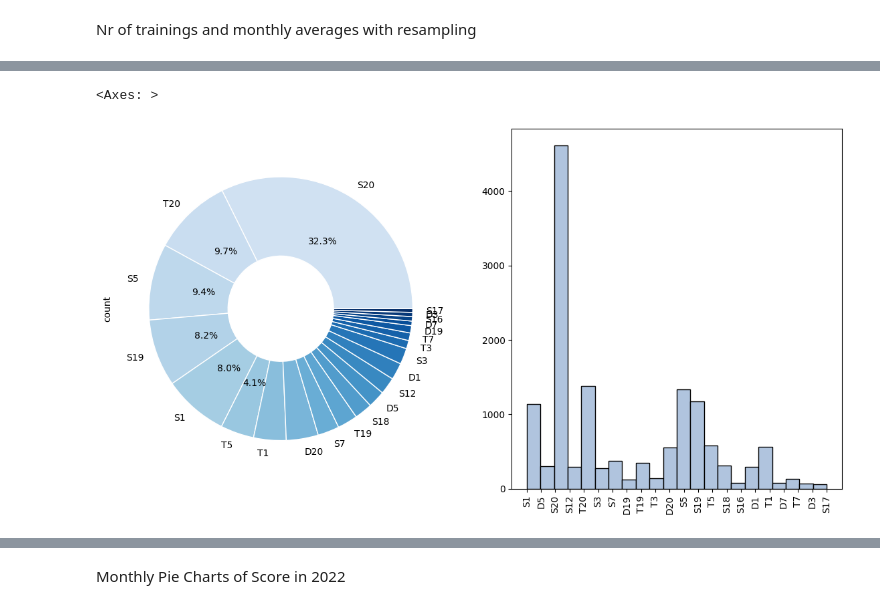
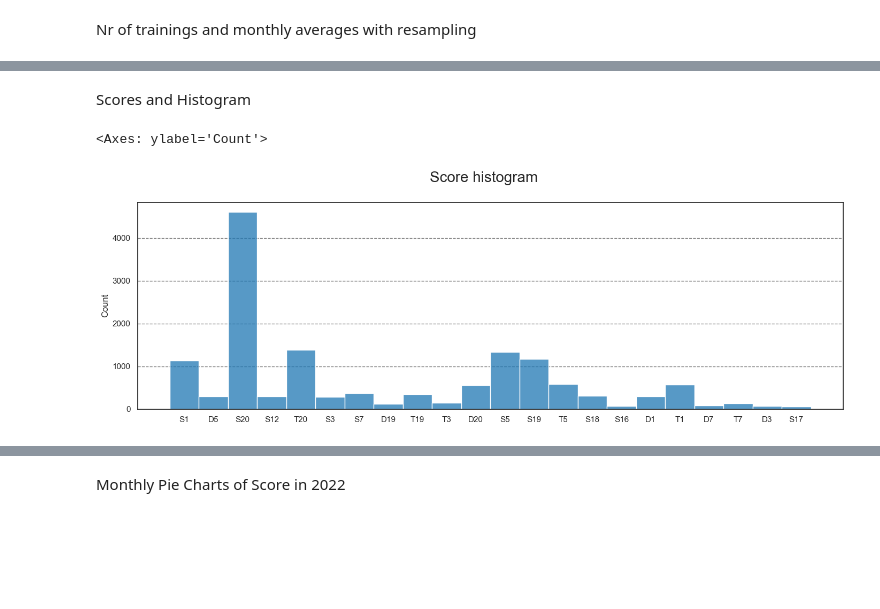
Before and after one commit to KSaccer/jupyter_darts_statistics, a Jupyter notebook: darts_statistics.ipynb, the cells around one changed output, grey strips where cells are left out. Cells and saved outputs as stored; diff of their text form; code cells hidden in the pictures; blank space fills up the shorter version.

```diff
--- a/darts_statistics.ipynb
+++ b/darts_statistics.ipynb
@@ -107,13 +76,13 @@ Pie Charts of scores and Histogram
-# %%
-df_field = df.copy()
-df_field["field"] = df["prefix"] + df["score"].astype(str)
-
-fig, axs = plt.subplots(1, 2, figsize=(14,7))
-colors = plt.get_cmap('Blues')(np.linspace(0.2, 1.0, 22))
-df_field["field"].value_counts().plot(ax=axs[0], kind='pie', colors=colors,
-                                      autopct=lambda p: f"{p:.1f}%" if p > 4 else None,
-                                      wedgeprops={"linewidth": 1, "edgecolor": "white", "width": 0.6})
-df_field["field"].hist(ax=axs[1], color='lightsteelblue', edgecolor='black', grid=False, xrot=90, bins=22)
-# %% [output]
-<Axes: >
-[figure, removed]
+# %% [markdown]
+Scores and Histogram
+# %%
+sns.set_theme(style="white")
+fig, ax = plt.subplots(1, 1, figsize=(14,5))
+fig.suptitle("Score histogram", fontsize=20)
+plt.tight_layout()
+ax.set_axisbelow(True)
+ax.yaxis.grid(color='gray', linestyle='dashed')
+sns.histplot(data=df["prefix"] + df["score"].astype(str), color="tab:blue")
+# %% [output]
+<Axes: ylabel='Count'>
+[figure, added]
```
Also changed, not shown: parts of 8 cells of this notebook.
